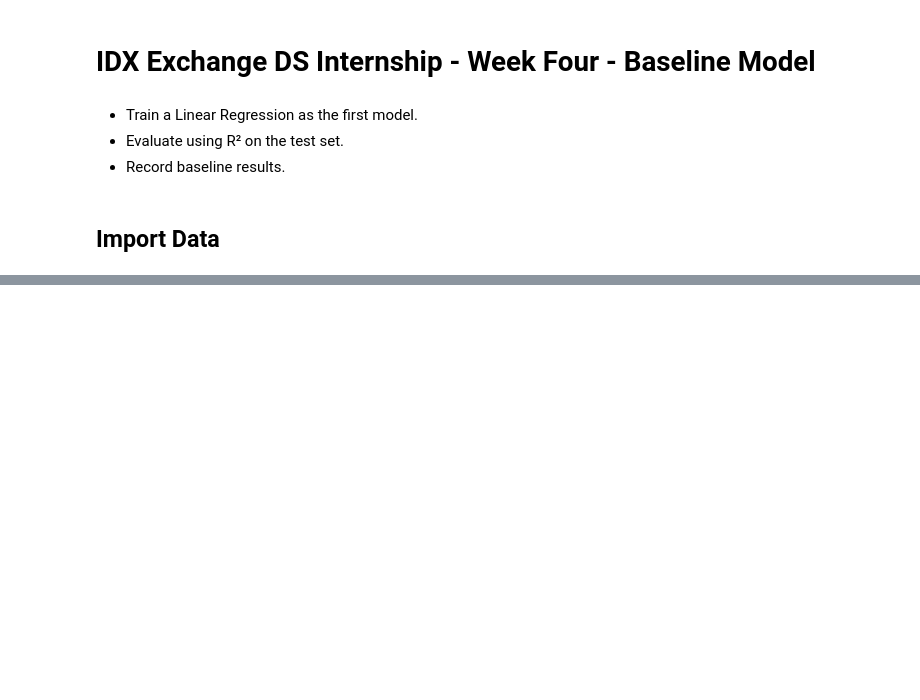
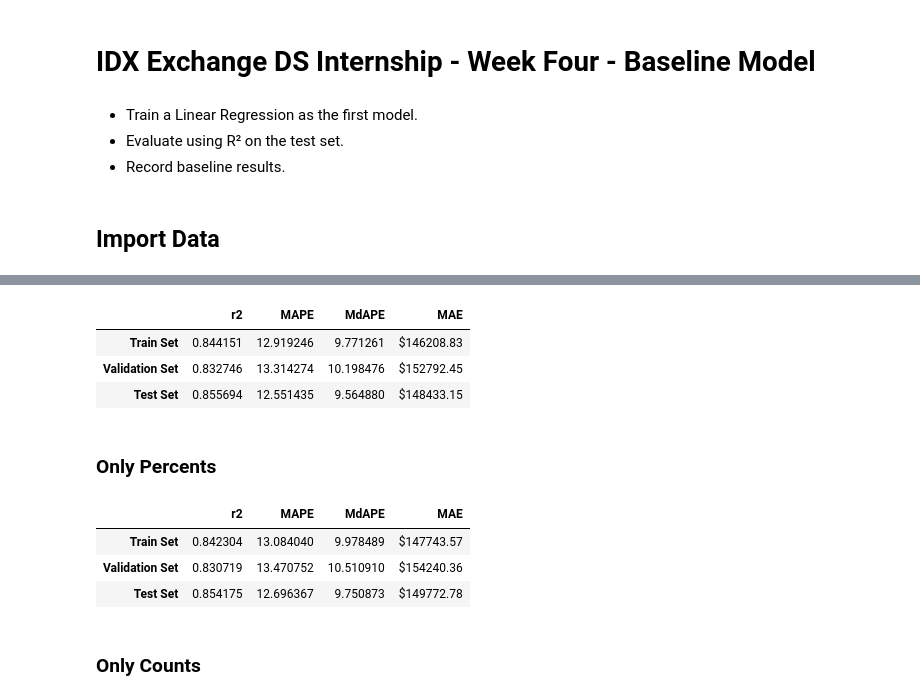
Before and after one commit to Smorgasbordy/IDX-Exchange-Data-Science, a Jupyter notebook: 03_baseline_model.ipynb, the cells around one changed output, grey strips where cells are left out. Saved outputs shown, nothing was run; the diff lists cells and outputs as text; code cells hidden in the pictures; blank space fills up the shorter version.

```diff
--- a/03_baseline_model.ipynb
+++ b/03_baseline_model.ipynb
@@ -394,11 +19,0 @@ x_test_scaled = scaler.transform(x_test_enc)
-# %%
-model = LinearRegression()
-model.fit(x_train_scaled, y_train)
-
-y_pred = model.predict(x_test_scaled)
-
-train_r2 = model.score(x_train_scaled, y_train)
-test_r2 = model.score(x_test_scaled, y_test)
-
-print(f"Train R^2 score: {train_r2}")
-print(F"Test R^2 score: {test_r2}")
@@ -421,0 +317,5 @@ Again, there is no notable change once standardization is applied.
+# %%
+# Read in the training and test sets created in week six
+
+train_and_val = pd.read_csv("feat_eng_train.csv")
+testing = pd.read_csv("feat_eng_test.csv")
@@ -421,0 +410,23 @@ Again, there is no notable change once standardization is applied.
+# %%
+model = LinearRegression()
+model.fit(x_train, y_train)
+
+pred_train = model.predict(x_train)
+pred_val = model.predict(x_val)
+pred_test = model.predict(x_test)
+
+r2_train, mape_train, mdape_train, mae_train = metrics(y_train, pred_train)
+r2_val, mape_val, mdape_val, mae_val = metrics(y_val, pred_val)
+r2_test, mape_test, mdape_test, mae_test = metrics(y_test, pred_test)
+# %%
+model_four_v1 = metric_df(r2_train, mape_train, mdape_train, mae_train,
+                        r2_val, mape_val, mdape_val, mae_val,
+                        r2_test, mape_test, mdape_test, mae_test)
+model_four_v1
+# %% [output]
+|  | r2 | MAPE | MdAPE | MAE |
+| Train Set | 0.844151 | 12.919246 | 9.771261 | $146208.83 |
+| Validation Set | 0.832746 | 13.314274 | 10.198476 | $152792.45 |
+| Test Set | 0.855694 | 12.551435 | 9.564880 | $148433.15 |
+# %% [markdown]
+### Only Percents
@@ -421,0 +478,12 @@ Again, there is no notable change once standardization is applied.
+# %%
+model_four_v2 = metric_df(r2_train, mape_train, mdape_train, mae_train,
+                        r2_val, mape_val, mdape_val, mae_val,
+                        r2_test, mape_test, mdape_test, mae_test)
+model_four_v2
+# %% [output]
+|  | r2 | MAPE | MdAPE | MAE |
+| Train Set | 0.842304 | 13.084040 | 9.978489 | $147743.57 |
+| Validation Set | 0.830719 | 13.470752 | 10.510910 | $154240.36 |
+| Test Set | 0.854175 | 12.696367 | 9.750873 | $149772.78 |
+# %% [markdown]
+### Only Counts
```
Also changed, not shown: parts of 84 cells of this notebook.
